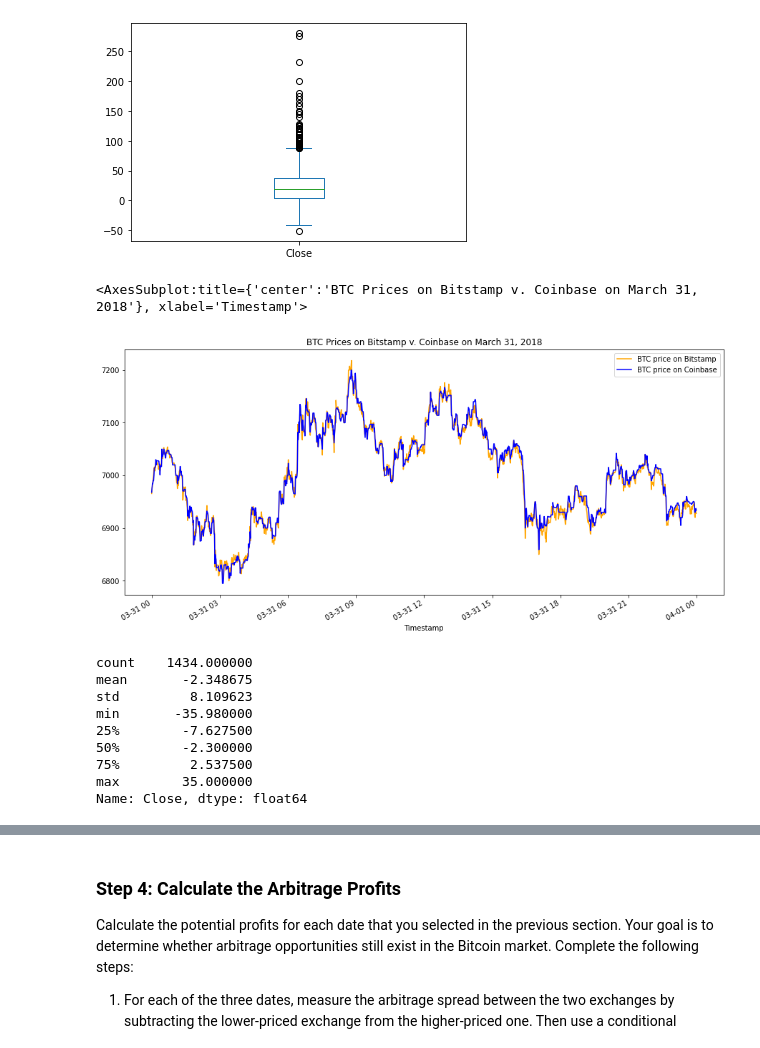
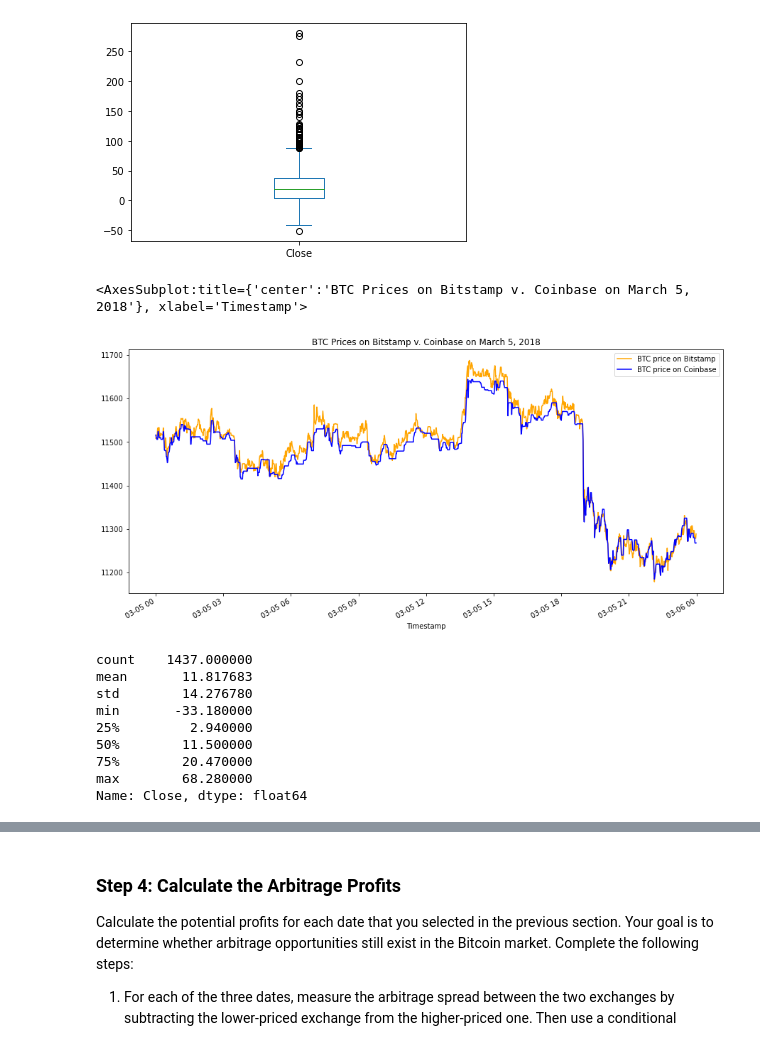
Before and after one commit to ellenicoleroberts/Challenge_3_Crypto_Arbitrage, a Jupyter notebook: Starter_Code/crypto_arbitrage.ipynb, the cells around one changed output, grey strips where cells are left out. Saved outputs shown, nothing was run; the diff lists cells and outputs as text; code cells hidden in the pictures.

```diff
--- a/Starter_Code/crypto_arbitrage.ipynb
+++ b/Starter_Code/crypto_arbitrage.ipynb
@@ -129,10 +90,10 @@ dtype: int64
 ### Step 2: Use the `str.replace` function to remove the dollar signs ($) from the values in the Close column.
 # %%
 # Use the str.replace function to remove the dollar sign, $
-bitstamp.loc[:, "Close"] = bitstamp.loc[:, "Close"].str.replace("$", "")
+bitstamp["Close"] = bitstamp["Close"].str.replace("$", "").copy()
 # %% [markdown]
 ### Step 3: Convert the data type of the Close column to a `float`.
 # %%
 # Convert the Close data type to a float
-bitstamp.loc[:, "Close"] = bitstamp.loc[:, "Close"].astype("float")
+bitstamp["Close"] = bitstamp["Close"].astype("float")
 bitstamp.dtypes
@@ -158,7 +108,7 @@ bitstamp.duplicated().sum()
 # Repeat Steps 1–4 for the coinbase DataFrame
 coinbase = coinbase.dropna()
 coinbase.isnull().sum()
-coinbase.loc[:, "Close"] = coinbase.loc[:, "Close"].str.replace("$", "")
-coinbase.loc[:, "Close"] = coinbase.loc[:, "Close"].astype("float")
+coinbase["Close"] = coinbase["Close"].str.replace("$", "").copy()
+coinbase["Close"] = coinbase["Close"].astype("float")
 # %%
 coinbase.dtypes
@@ -375,27 +315,27 @@ arbitrage_spread_middle.plot(kind='box')
 # %%
 # Create an overlay plot that visualizes the two dataframes over a period of one day from late in the dataset.
 # Be sure that the plots include the parameters `legend`, `figsize`, `title`, `color` and `label`
-bitstamp_sliced.loc["2018-03-31 00:00:00" : "2018-03-31 23:59:00"].plot(legend=True, figsize=(15,7), title="BTC Prices on Bitstamp v. Coinbase on March 31, 2018", color="orange", label="BTC price on Bitstamp")
-coinbase_sliced.loc["2018-03-31 00:00:00" : "2018-03-31 23:59:00"].plot(legend=True, figsize=(15,7), color="blue", label="BTC price on Coinbase")
+bitstamp_sliced.loc["2018-03-05 00:00:00" : "2018-03-05 23:59:00"].plot(legend=True, figsize=(15,7), title="BTC Prices on Bitstamp v. Coinbase on March 5, 2018", color="orange", label="BTC price on Bitstamp")
+coinbase_sliced.loc["2018-03-05 00:00:00" : "2018-03-05 23:59:00"].plot(legend=True, figsize=(15,7), color="blue", label="BTC price on Coinbase")
 # %% [output]
-<AxesSubplot:title={'center':'BTC Prices on Bitstamp v. Coinbase on March 31, 2018'}, xlabel='Timestamp'>
+<AxesSubplot:title={'center':'BTC Prices on Bitstamp v. Coinbase on March 5, 2018'}, xlabel='Timestamp'>
-[figure, old version]
+[figure, new version]
 # %%
 # Using the date from the late that you have selected, calculate the arbitrage spread
-# by subtracting the bitstamp lower closing prices from the coinbase higher closing prices
-arbitrage_spread_late = bitstamp_sliced.loc["2018-03-31 00:00:00" : "2018-03-31 23:59:00"] - coinbase_sliced.loc["2018-03-31 00:00:00" : "2018-03-31 23:59:00"]
+# by subtracting the coinbase lower closing prices from the bitstamp higher closing prices
+arbitrage_spread_late = bitstamp_sliced.loc["2018-03-05 00:00:00" : "2018-03-05 23:59:00"] - coinbase_sliced.loc["2018-03-05 00:00:00" : "2018-03-05 23:59:00"]
 
 # Generate summary statistics for the late DataFrame
 arbitrage_spread_late.describe()
 # %% [output]
-count    1434.000000
-mean       -2.348675
-std         8.109623
-min       -35.980000
-25%        -7.627500
-50%        -2.300000
-75%         2.537500
-max        35.000000
+count    1437.000000
+mean       11.817683
+std        14.276780
+min       -33.180000
+25%         2.940000
+50%        11.500000
+75%        20.470000
+max        68.280000
 Name: Close, dtype: float64
 # %%
 # Visualize the arbitrage spread from late in the dataset in a box plot
```
Also changed, not shown: parts of 28 cells of this notebook.
